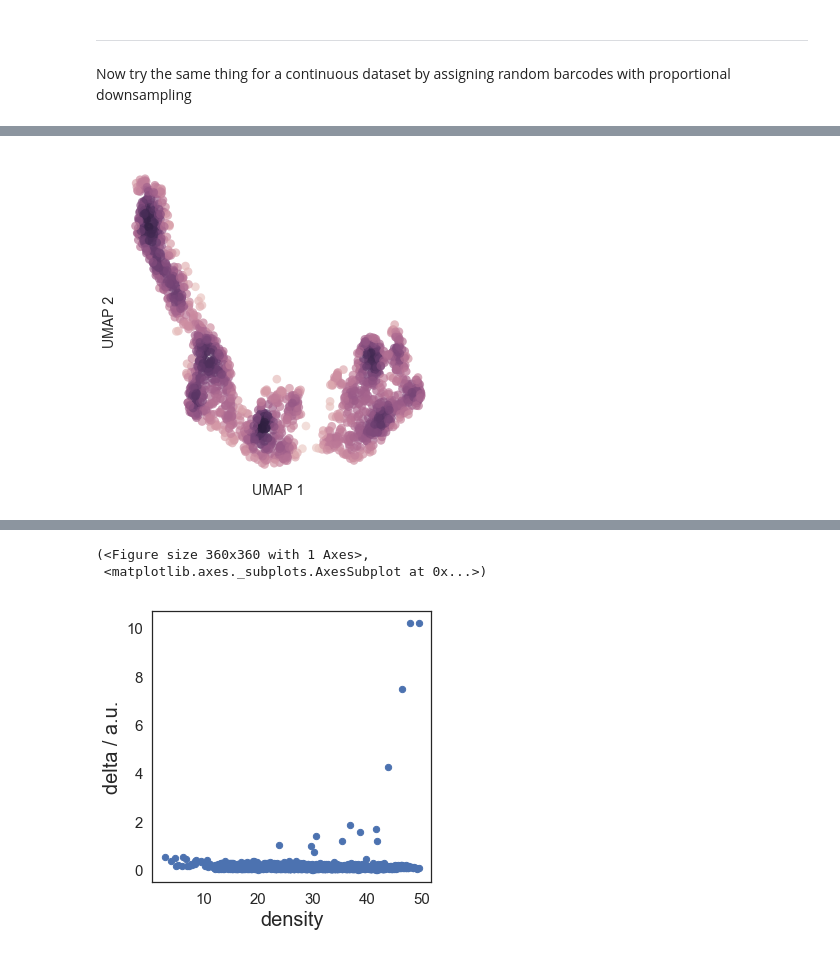
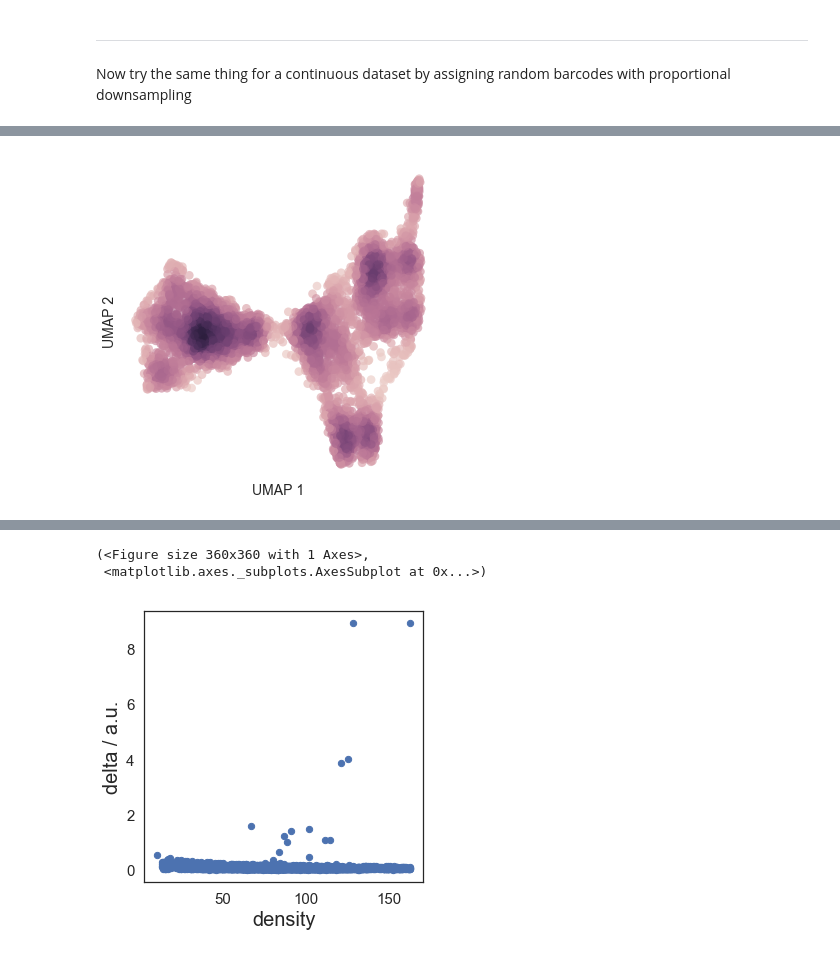
Before and after one commit to codyheiser/fluffy-succotash, a Jupyter notebook: method_val.ipynb, the cells around one changed output, grey strips where cells are left out. Cells and saved outputs as stored; diff of their text form; code cells hidden in the pictures.

Commit message:
final rework of results for lab meeting presentation. introduction of cell cycle gene scores from CEH.

```diff
--- a/method_val.ipynb
+++ b/method_val.ipynb
@@ -156,7 +158,7 @@ plt.show()
 ---
 Now try the same thing for a continuous dataset by assigning random barcodes with proportional downsampling
 # %%
-s1 = RNA_counts.from_file(datafile='resources/qi_s1_edited_all.csv.gz', labels=[None,None])
+s1 = RNA_counts.from_file(datafile='../furry-couscous/inputs/Myeloid_with_IDs.csv', labels=[None,0])
 # %%
 s1.data.shape
 # %% [output]
@@ -172,6 +175,7 @@ Wall time: 7.73 s
 # %%
 %%time
-s1_UMAP = fcc_UMAP(matrix=s1_PCA.results,perplexity=30)
+# myeloid counts are already preprocessed and normalized. plug into UMAP.
+s1_UMAP = fcc_UMAP(matrix=s1.counts,perplexity=30)
 s1_UMAP.plot()
 # %% [output]
-[figure, old version]
+[figure, new version]
@@ -182,5 +186,5 @@ s1_UMAP.clu.draw_decision_graph()
 # %% [output]
 (<Figure size 360x360 with 1 Axes>,
  <matplotlib.axes._subplots.AxesSubplot at 0x...>)
-[figure, old version]
+[figure, new version]
 # %%
```
Also changed, not shown: parts of 40 cells of this notebook, 4 other files.
